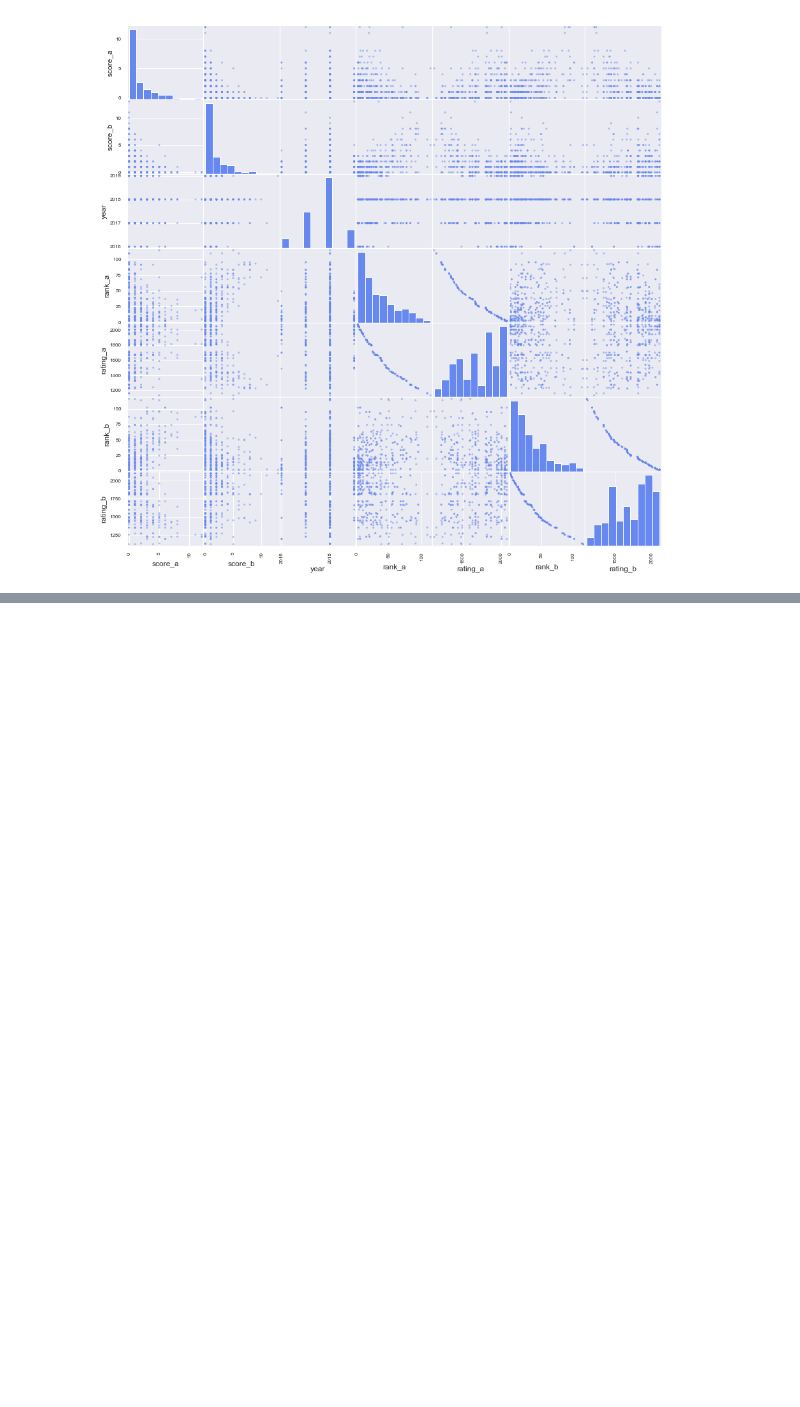
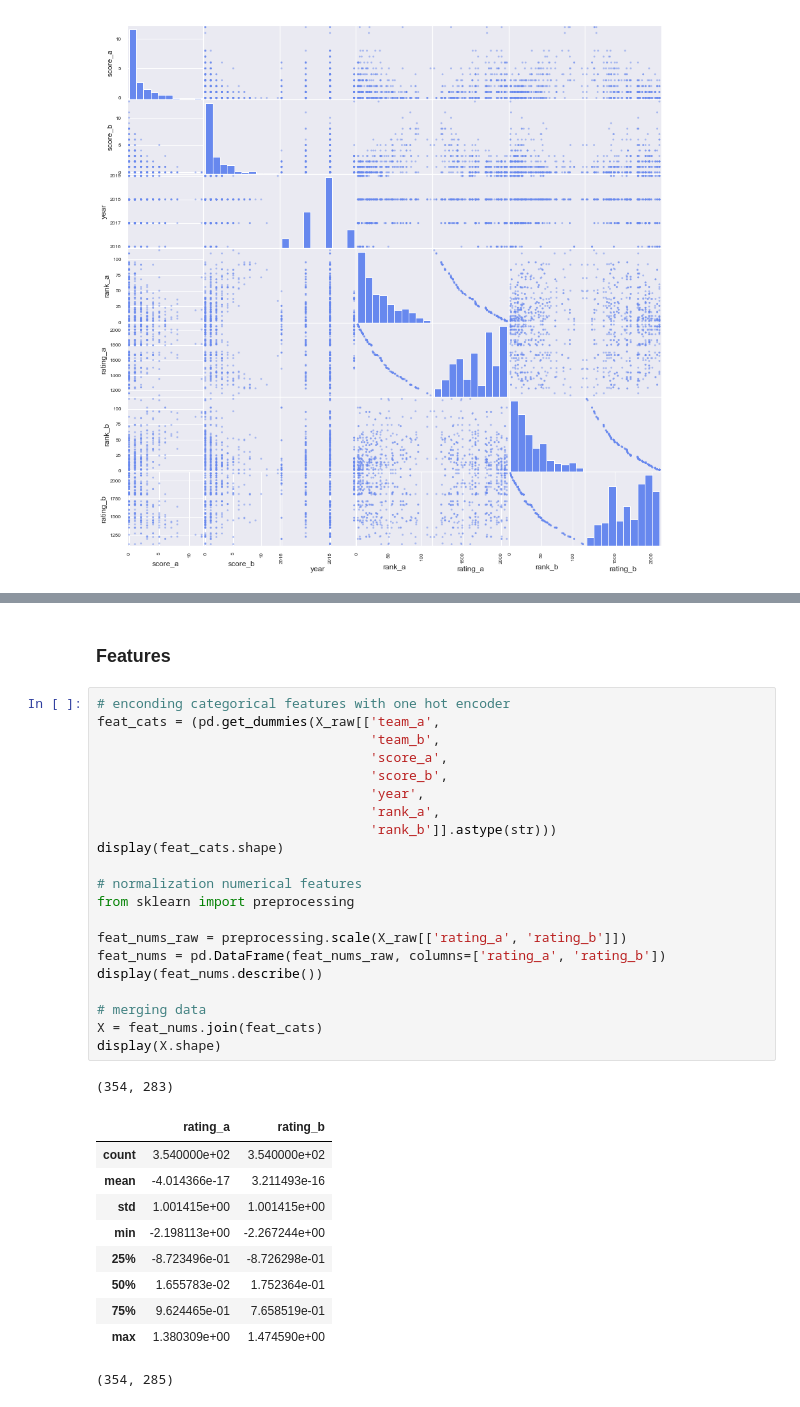
Before and after one commit to BAlmeidaS/women-world-cup-predictor, a Jupyter notebook: women_world_cup_predictor.ipynb, the cells around one changed output, grey strips where cells are left out. Drawn from its saved outputs; the diff is of its cells as text; blank space fills up the shorter version.

```diff
--- a/women_world_cup_predictor.ipynb
+++ b/women_world_cup_predictor.ipynb
@@ -130,0 +187,35 @@ There are some correlations between scores of A and rating_a
+# %% [markdown]
+### Features
+# %%
+# enconding categorical features with one hot encoder
+feat_cats = (pd.get_dummies(X_raw[['team_a',
+                                   'team_b',
+                                   'score_a',
+                                   'score_b',
+                                   'year',
+                                   'rank_a',
+                                   'rank_b']].astype(str)))
+display(feat_cats.shape)
+
+# normalization numerical features
+from sklearn import preprocessing
+
+feat_nums_raw = preprocessing.scale(X_raw[['rating_a', 'rating_b']])
+feat_nums = pd.DataFrame(feat_nums_raw, columns=['rating_a', 'rating_b'])
+display(feat_nums.describe())
+
+# merging data
+X = feat_nums.join(feat_cats)
+display(X.shape)
+# %% [output]
+(354, 283)
+|  | rating_a | rating_b |
+| count | 3.540000e+02 | 3.540000e+02 |
+| mean | -4.014366e-17 | 3.211493e-16 |
+| std | 1.001415e+00 | 1.001415e+00 |
+| min | -2.198113e+00 | -2.267244e+00 |
+| 25% | -8.723496e-01 | -8.726298e-01 |
+| 50% | 1.655783e-02 | 1.752364e-01 |
+| 75% | 9.624465e-01 | 7.658519e-01 |
+| max | 1.380309e+00 | 1.474590e+00 |
+(354, 285)
```
Also changed, not shown: parts of 15 cells of this notebook.
